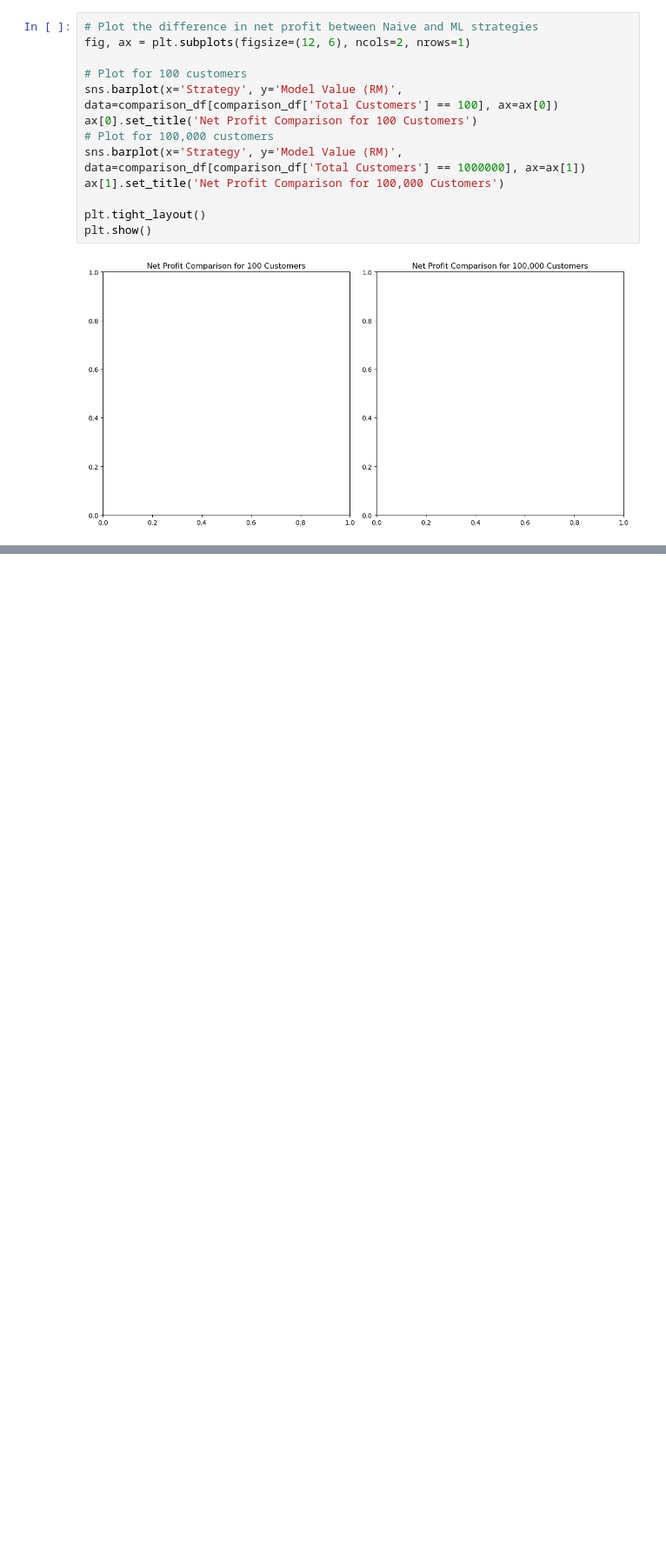
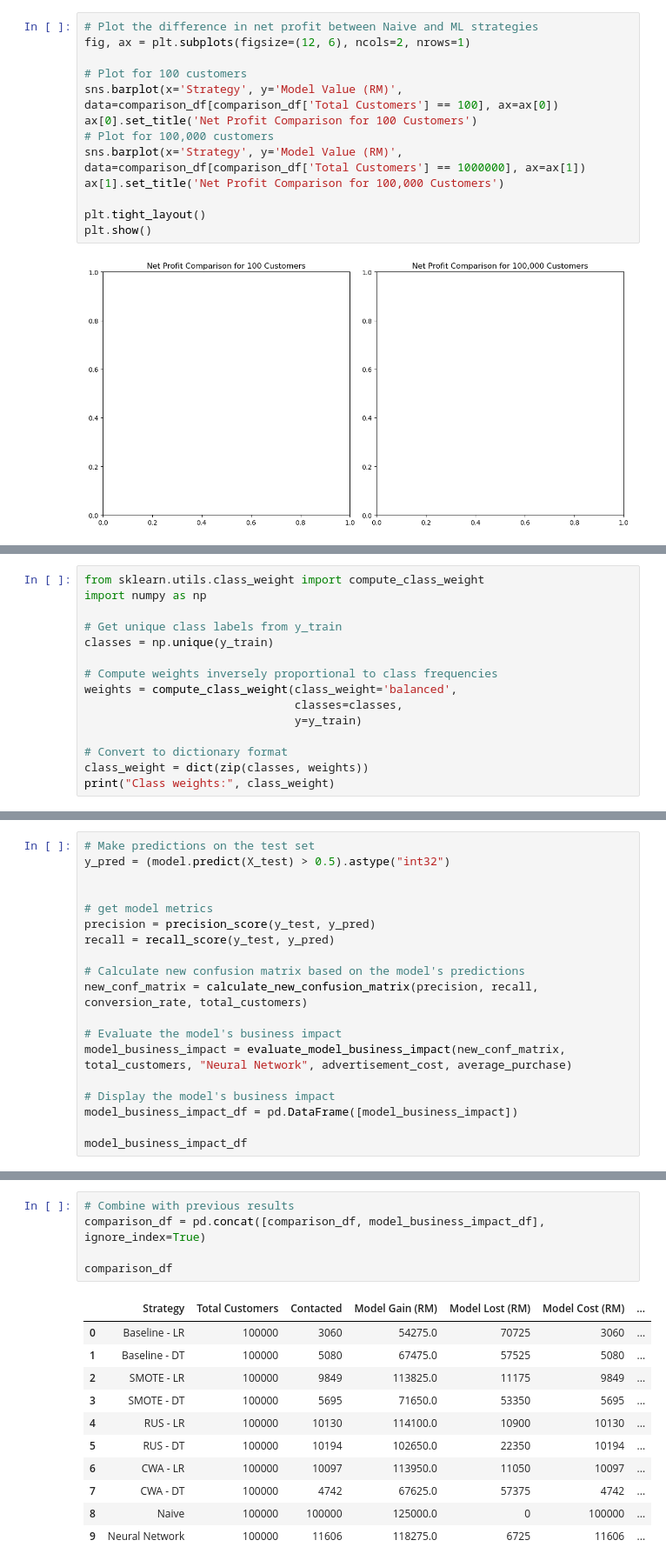
Before and after one commit to hathimazman/MachineLearning_Project2, a Jupyter notebook: Project.ipynb, the cells around one changed output, grey strips where cells are left out. Shown at 87% size. Saved outputs shown, nothing was run; the diff lists cells and outputs as text; blank space fills up the shorter version.

```diff
--- a/Project.ipynb
+++ b/Project.ipynb
@@ -1026,0 +1042,15 @@ plt.show()
+# %%
+from sklearn.utils.class_weight import compute_class_weight
+import numpy as np
+
+# Get unique class labels from y_train
+classes = np.unique(y_train)
+
+# Compute weights inversely proportional to class frequencies
+weights = compute_class_weight(class_weight='balanced',
+                               classes=classes,
+                               y=y_train)
+
+# Convert to dictionary format
+class_weight = dict(zip(classes, weights))
+print("Class weights:", class_weight)
@@ -1026,0 +1202,19 @@ plt.show()
+# %%
+# Make predictions on the test set
+y_pred = (model.predict(X_test) > 0.5).astype("int32")
+
+
+# get model metrics
+precision = precision_score(y_test, y_pred)
+recall = recall_score(y_test, y_pred)
+
+# Calculate new confusion matrix based on the model's predictions
+new_conf_matrix = calculate_new_confusion_matrix(precision, recall, conversion_rate, total_customers)
+
+# Evaluate the model's business impact
+model_business_impact = evaluate_model_business_impact(new_conf_matrix, total_customers, "Neural Network", advertisement_cost, average_purchase)
+
+# Display the model's business impact
+model_business_impact_df = pd.DataFrame([model_business_impact])
+
+model_business_impact_df
@@ -1026,0 +1225,17 @@ plt.show()
+# %%
+# Combine with previous results
+comparison_df = pd.concat([comparison_df, model_business_impact_df], ignore_index=True)
+
+comparison_df
+# %% [output]
+|  | Strategy | Total Customers | Contacted | Model Gain (RM) | Model Lost (RM) | Model Cost (RM) | ... |
+| 0 | Baseline - LR | 100000 | 3060 | 54275.0 | 70725 | 3060 | ... |
+| 1 | Baseline - DT | 100000 | 5080 | 67475.0 | 57525 | 5080 | ... |
+| 2 | SMOTE - LR | 100000 | 9849 | 113825.0 | 11175 | 9849 | ... |
+| 3 | SMOTE - DT | 100000 | 5695 | 71650.0 | 53350 | 5695 | ... |
+| 4 | RUS - LR | 100000 | 10130 | 114100.0 | 10900 | 10130 | ... |
+| 5 | RUS - DT | 100000 | 10194 | 102650.0 | 22350 | 10194 | ... |
+| 6 | CWA - LR | 100000 | 10097 | 113950.0 | 11050 | 10097 | ... |
+| 7 | CWA - DT | 100000 | 4742 | 67625.0 | 57375 | 4742 | ... |
+| 8 | Naive | 100000 | 100000 | 125000.0 | 0 | 100000 | ... |
+| 9 | Neural Network | 100000 | 11606 | 118275.0 | 6725 | 11606 | ... |
```
Also changed, not shown: parts of 19 cells of this notebook.
